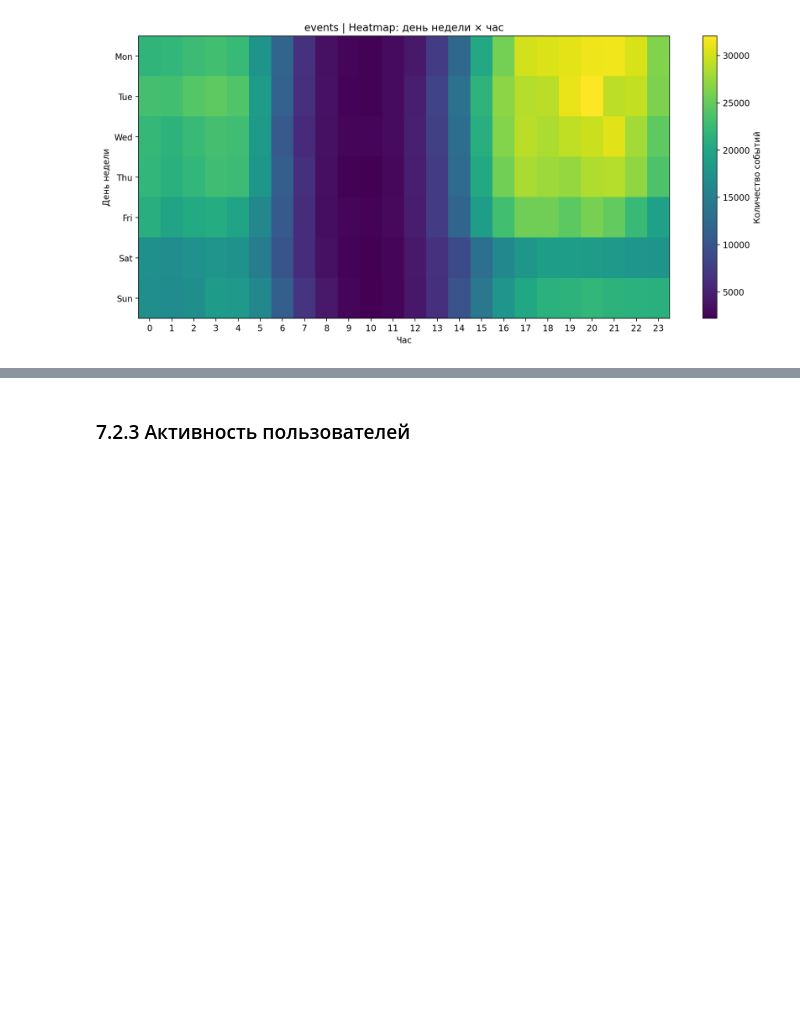
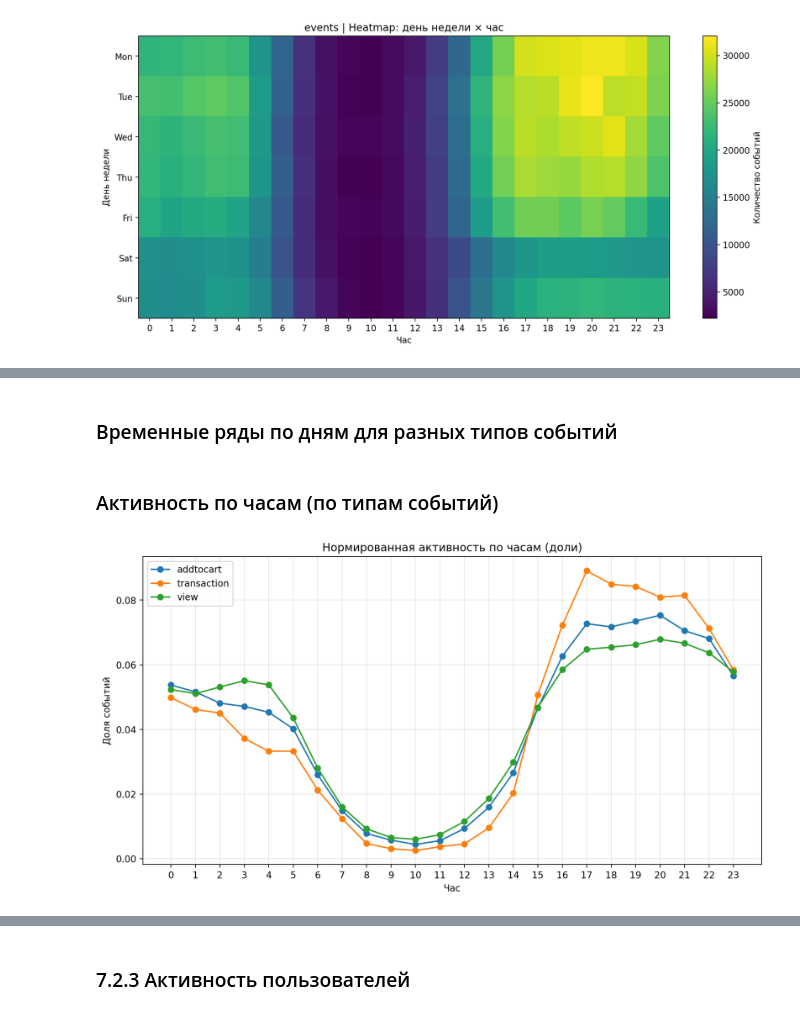
Before and after one commit to Manaam9/ecommerce-recsys, a Jupyter notebook: notebooks/01_eda.ipynb, the cells around one changed output, grey strips where cells are left out. Cells and saved outputs as stored; diff of their text form; code cells hidden in the pictures; blank space fills up the shorter version.

Commit message:
добавил анализ событий и конверсии по временным интервалам

```diff
--- a/notebooks/01_eda.ipynb
+++ b/notebooks/01_eda.ipynb
@@ -1747,3 +1747,34 @@ plt.show()
 
 * модель без временных фич будет **существенно хуже**
 * temporal features — **must-have, а не optional**
+# %% [markdown]
+### Временные ряды по дням для разных типов событий
+# %%
+# Подготовка данных
+event_hour = events.groupby(["event", "hour"]).size().reset_index(name="count")
+
+event_weekday = events.groupby(["event", "weekday"]).size().reset_index(name="count")
+# %% [markdown]
+### Активность по часам (по типам событий)
+# %%
+event_hour_norm = event_hour.copy()
+
+event_hour_norm["share"] = event_hour_norm.groupby("event")["count"].transform(
+    lambda x: x / x.sum()
+)
+
+plt.figure(figsize=(12, 6))
+
+for event_type in event_hour_norm["event"].unique():
+    subset = event_hour_norm[event_hour_norm["event"] == event_type]
+    plt.plot(subset["hour"], subset["share"], marker="o", label=event_type)
+
+plt.title("Нормированная активность по часам (доли)")
+plt.xlabel("Час")
+plt.ylabel("Доля событий")
+plt.legend()
+plt.grid(alpha=0.3)
+plt.xticks(range(24))
+plt.show()
+# %% [output]
+[figure, added]
```
Also changed, not shown: parts of 12 cells of this notebook.
